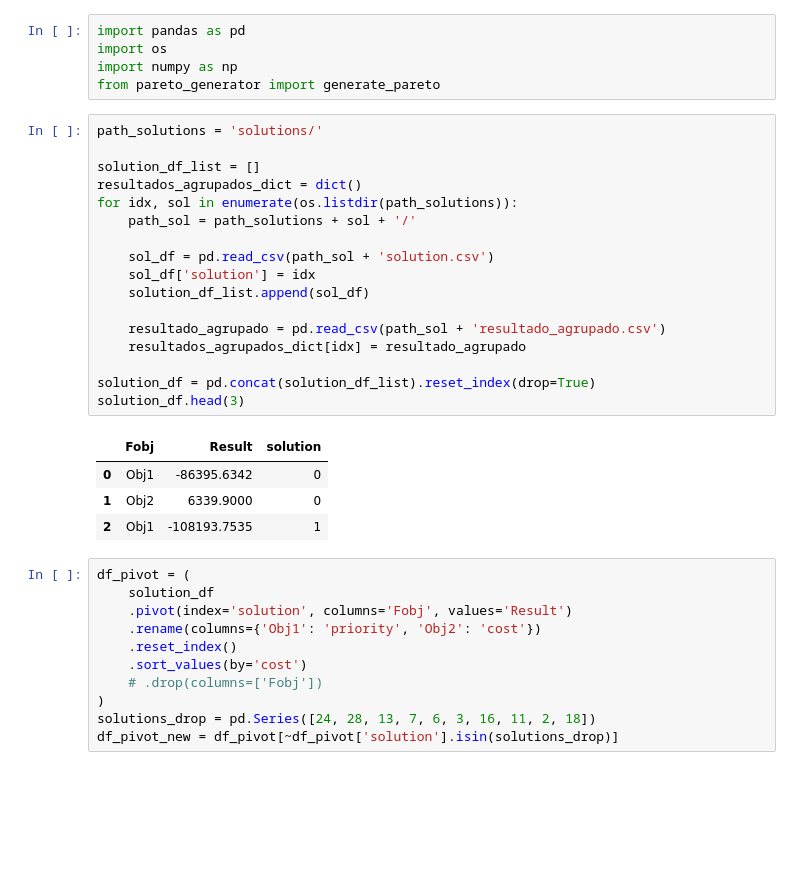
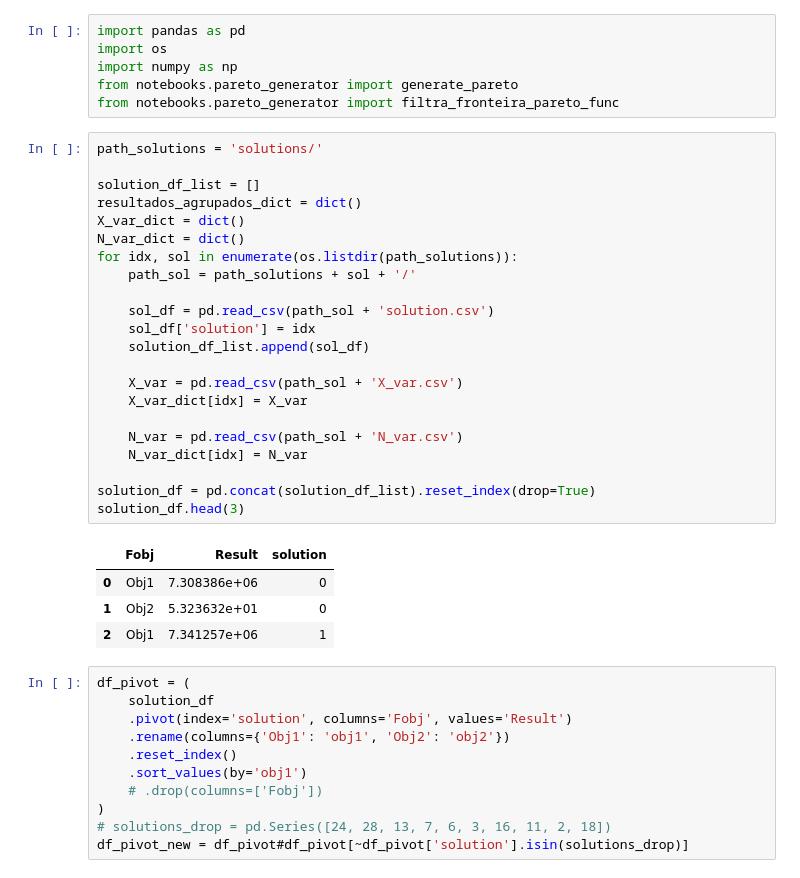
Before and after one commit to thiago-aguilar/pandemic-patient-alocation, a Jupyter notebook: decision_making.ipynb, the cells around one changed output. Drawn from its saved outputs; the diff is of its cells as text; blank space fills up the shorter version.

```diff
--- a/decision_making.ipynb
+++ b/decision_making.ipynb
@@ -2,40 +2,46 @@
 import pandas as pd
 import os
 import numpy as np
-from pareto_generator import generate_pareto
+from notebooks.pareto_generator import generate_pareto
+from notebooks.pareto_generator import filtra_fronteira_pareto_func
 # %%
 path_solutions = 'solutions/'
 
 solution_df_list = []
 resultados_agrupados_dict = dict()
+X_var_dict = dict()
+N_var_dict = dict()
 for idx, sol in enumerate(os.listdir(path_solutions)):
     path_sol = path_solutions + sol + '/'
 
     sol_df = pd.read_csv(path_sol + 'solution.csv')
     sol_df['solution'] = idx
     solution_df_list.append(sol_df)
 
-    resultado_agrupado = pd.read_csv(path_sol + 'resultado_agrupado.csv')
-    resultados_agrupados_dict[idx] = resultado_agrupado
+    X_var = pd.read_csv(path_sol + 'X_var.csv')
+    X_var_dict[idx] = X_var
+
+    N_var = pd.read_csv(path_sol + 'N_var.csv')
+    N_var_dict[idx] = N_var
 
 solution_df = pd.concat(solution_df_list).reset_index(drop=True)
 solution_df.head(3)
 # %% [output]
 |  | Fobj | Result | solution |
-| 0 | Obj1 | -86395.6342 | 0 |
-| 1 | Obj2 | 6339.9000 | 0 |
-| 2 | Obj1 | -108193.7535 | 1 |
+| 0 | Obj1 | 7.308386e+06 | 0 |
+| 1 | Obj2 | 5.323632e+01 | 0 |
+| 2 | Obj1 | 7.341257e+06 | 1 |
 # %%
 df_pivot = (
     solution_df
     .pivot(index='solution', columns='Fobj', values='Result')
-    .rename(columns={'Obj1': 'priority', 'Obj2': 'cost'})
+    .rename(columns={'Obj1': 'obj1', 'Obj2': 'obj2'})
     .reset_index()
-    .sort_values(by='cost')
+    .sort_values(by='obj1')
     # .drop(columns=['Fobj'])
 )
-solutions_drop = pd.Series([24, 28, 13, 7, 6, 3, 16, 11, 2, 18])
-df_pivot_new = df_pivot[~df_pivot['solution'].isin(solutions_drop)]
+# solutions_drop = pd.Series([24, 28, 13, 7, 6, 3, 16, 11, 2, 18])
+df_pivot_new = df_pivot#df_pivot[~df_pivot['solution'].isin(solutions_drop)]
 # %%
 df_pivot = df_pivot_new
 generate_pareto(df_pivot_new)
```
Also changed, not shown: parts of 19 cells of this notebook, 11 other files.
